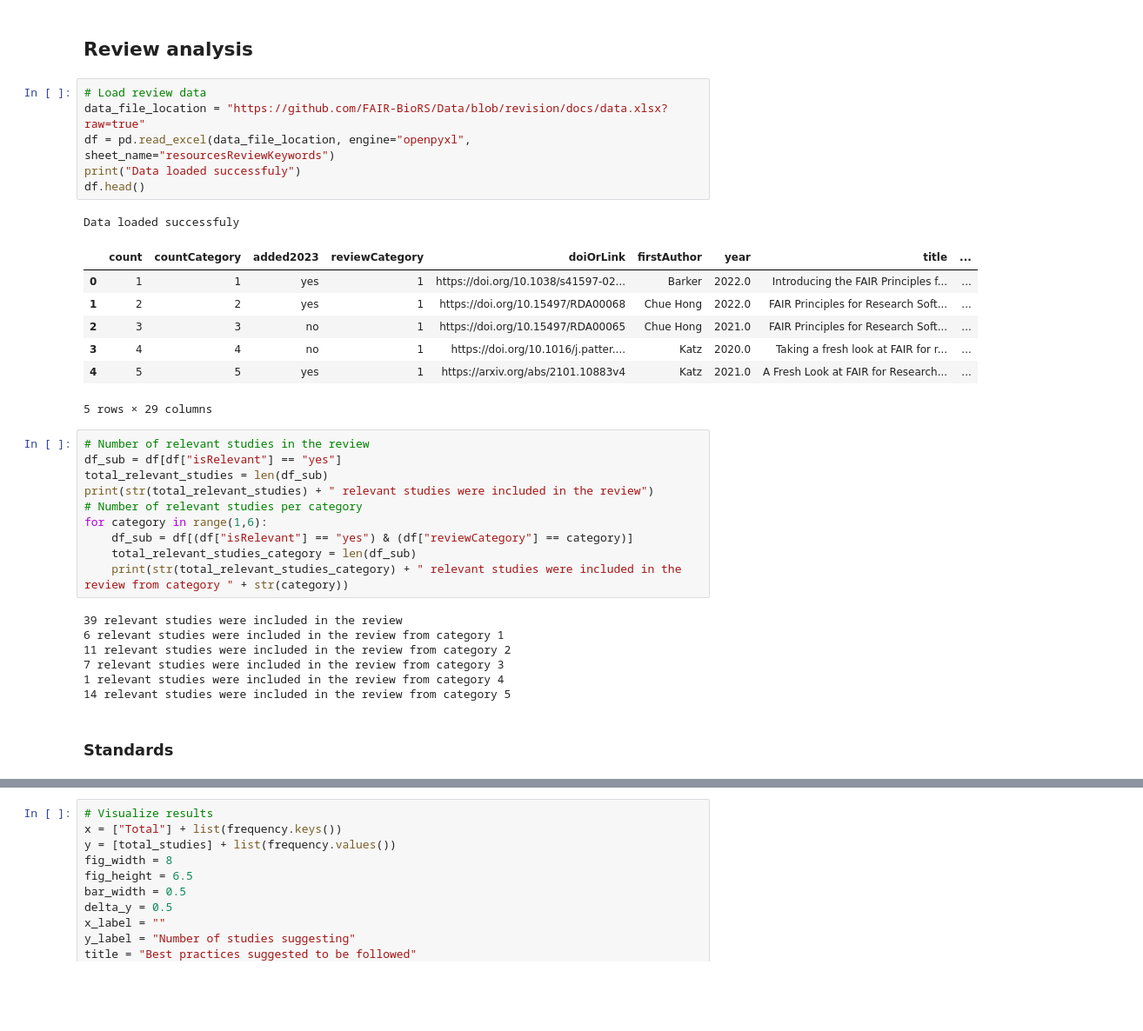
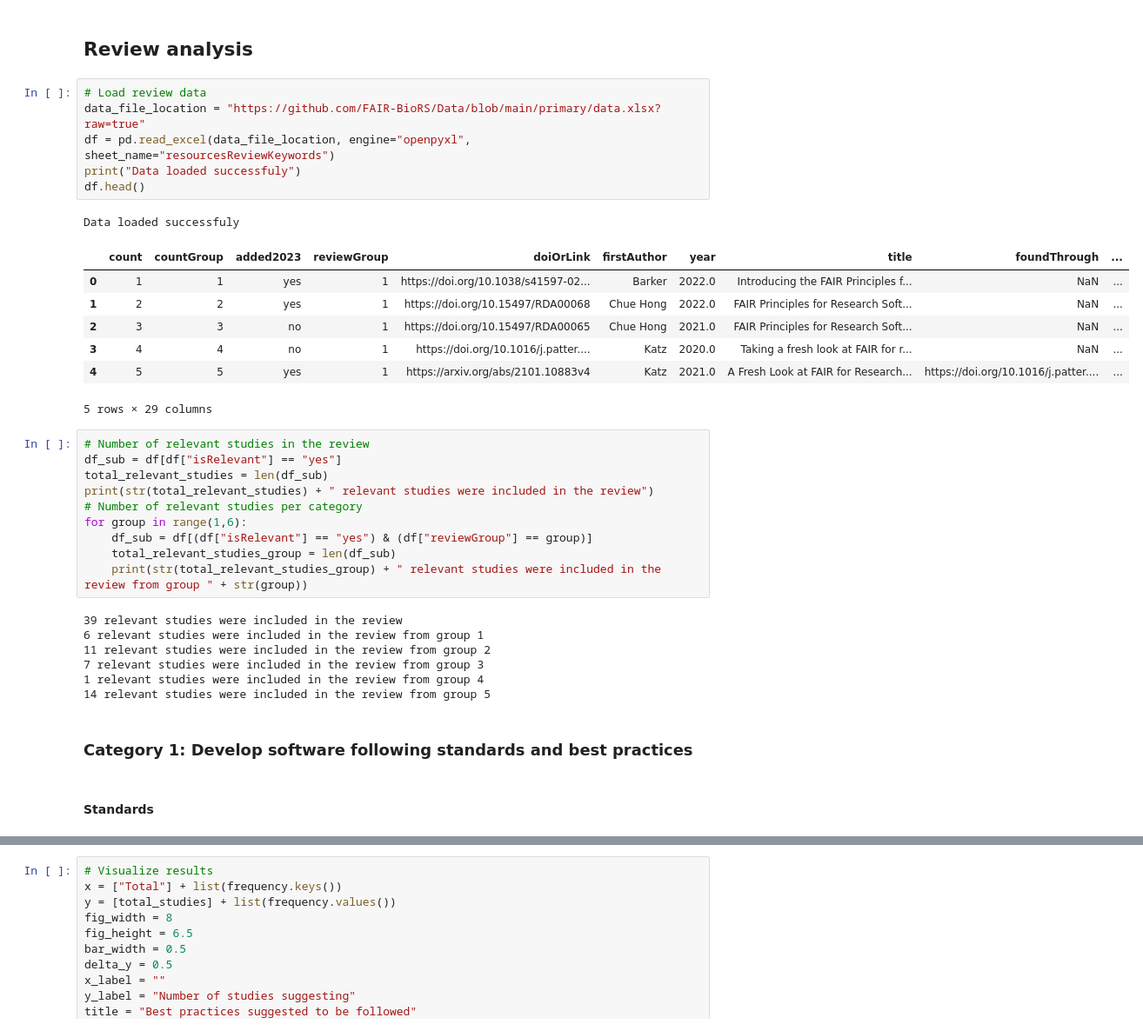
Before and after one commit to FAIR-BioRS/Code, a Jupyter notebook: main.ipynb, the cells around one changed output, grey strips where cells are left out. Shown at 87% size. Saved outputs shown, nothing was run; the diff lists cells and outputs as text; blank space fills up the shorter version.

Commit message:
update for new github repo count

```diff
--- a/main.ipynb
+++ b/main.ipynb
@@ -314,18 +390,18 @@ save_image(fig, "output", plot_name, "png")
 ## Review analysis
 # %%
 # Load review data
-data_file_location = "https://github.com/FAIR-BioRS/Data/blob/revision/docs/data.xlsx?raw=true"
+data_file_location = "https://github.com/FAIR-BioRS/Data/blob/main/primary/data.xlsx?raw=true"
 df = pd.read_excel(data_file_location, engine="openpyxl", sheet_name="resourcesReviewKeywords")
 print("Data loaded successfuly")
 df.head()
 # %% [output]
 Data loaded successfuly
-|  | count | countCategory | added2023 | reviewCategory | doiOrLink | firstAuthor | year | title | ... |
-| 0 | 1 | 1 | yes | 1 | https://doi.org/10.1038/s41597-02... | Barker | 2022.0 | Introducing the FAIR Principles f... | ... |
-| 1 | 2 | 2 | yes | 1 | https://doi.org/10.15497/RDA00068 | Chue Hong | 2022.0 | FAIR Principles for Research Soft... | ... |
-| 2 | 3 | 3 | no | 1 | https://doi.org/10.15497/RDA00065 | Chue Hong | 2021.0 | FAIR Principles for Research Soft... | ... |
-| 3 | 4 | 4 | no | 1 | https://doi.org/10.1016/j.patter.... | Katz | 2020.0 | Taking a fresh look at FAIR for r... | ... |
-| 4 | 5 | 5 | yes | 1 | https://arxiv.org/abs/2101.10883v4 | Katz | 2021.0 | A Fresh Look at FAIR for Research... | ... |
+|  | count | countGroup | added2023 | reviewGroup | doiOrLink | firstAuthor | year | title | foundThrough | ... |
+| 0 | 1 | 1 | yes | 1 | https://doi.org/10.1038/s41597-02... | Barker | 2022.0 | Introducing the FAIR Principles f... | NaN | ... |
+| 1 | 2 | 2 | yes | 1 | https://doi.org/10.15497/RDA00068 | Chue Hong | 2022.0 | FAIR Principles for Research Soft... | NaN | ... |
+| 2 | 3 | 3 | no | 1 | https://doi.org/10.15497/RDA00065 | Chue Hong | 2021.0 | FAIR Principles for Research Soft... | NaN | ... |
+| 3 | 4 | 4 | no | 1 | https://doi.org/10.1016/j.patter.... | Katz | 2020.0 | Taking a fresh look at FAIR for r... | NaN | ... |
+| 4 | 5 | 5 | yes | 1 | https://arxiv.org/abs/2101.10883v4 | Katz | 2021.0 | A Fresh Look at FAIR for Research... | https://doi.org/10.1016/j.patter.... | ... |
 5 rows × 29 columns
 # %%
 # Number of relevant studies in the review
@@ -333,19 +409,21 @@ df_sub = df[df["isRelevant"] == "yes"]
 total_relevant_studies = len(df_sub)
 print(str(total_relevant_studies) + " relevant studies were included in the review")
 # Number of relevant studies per category
-for category in range(1,6):
-    df_sub = df[(df["isRelevant"] == "yes") & (df["reviewCategory"] == category)]
-    total_relevant_studies_category = len(df_sub)
-    print(str(total_relevant_studies_category) + " relevant studies were included in the review from category " + str(category))
+for group in range(1,6):
+    df_sub = df[(df["isRelevant"] == "yes") & (df["reviewGroup"] == group)]
+    total_relevant_studies_group = len(df_sub)
+    print(str(total_relevant_studies_group) + " relevant studies were included in the review from group " + str(group))
 # %% [output]
 39 relevant studies were included in the review
-6 relevant studies were included in the review from category 1
-11 relevant studies were included in the review from category 2
-7 relevant studies were included in the review from category 3
-1 relevant studies were included in the review from category 4
-14 relevant studies were included in the review from category 5
+6 relevant studies were included in the review from group 1
+11 relevant studies were included in the review from group 2
+7 relevant studies were included in the review from group 3
+1 relevant studies were included in the review from group 4
+14 relevant studies were included in the review from group 5
+# %% [markdown]
+### Category 1: Develop software following standards and best practices
 # %% [markdown]
-### Standards
+#### Standards
 # %%
 # Number of studies
 df_sub = df[["doiOrLink", "title", "standardsSuggestion"]].dropna()
```
Also changed, not shown: parts of 44 cells of this notebook, 9 other files.
